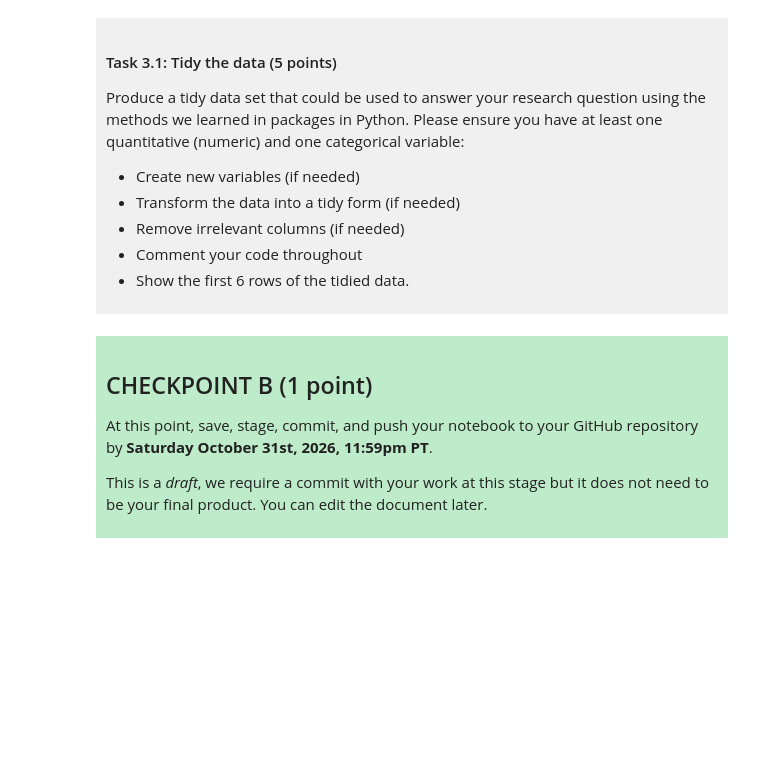
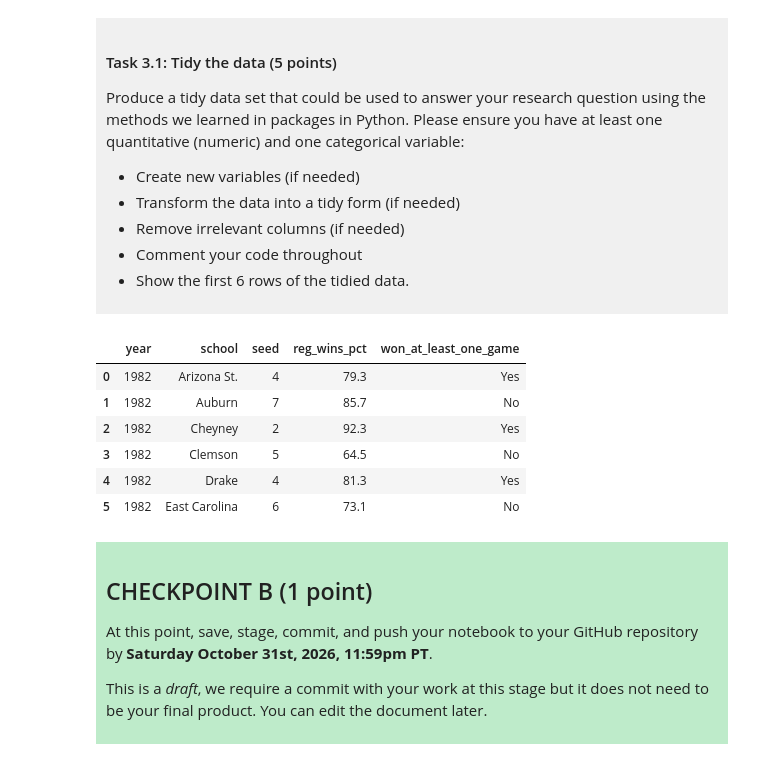
Before and after one commit to jinglc23/dsci-100-project-jing-li-chou, a Jupyter notebook: dsci-100-project-notebook.ipynb, the cells around one changed output. Drawn from its saved outputs; the diff is of its cells as text; code cells hidden in the pictures; blank space fills up the shorter version.

```diff
--- a/dsci-100-project-notebook.ipynb
+++ b/dsci-100-project-notebook.ipynb
@@ -187,7 +199,28 @@ Produce a tidy data set that could be used to answer your research question usin
 
 </div>
 # %%
-### EDIT THIS CODE CELL ###
+# Select only the columns needed for the research question
+tidy_march_madness = march_madness[['year', 'school', 'seed', 'reg_wins_pct', 'tourney_wins']].copy()
+
+# Create a new variable indicating whether a team won at least one tournament game
+tidy_march_madness['won_at_least_one_game'] = 'Yes'
+
+# Change the value to 'No' for teams that did not win any tournament games
+tidy_march_madness.loc[tidy_march_madness['tourney_wins'] == 0, 'won_at_least_one_game'] = 'No'
+
+# Remove the original tournament wins column
+tidy_march_madness = tidy_march_madness.drop(columns=['tourney_wins'])
+
+# Display the first 6 rows
+tidy_march_madness.head(6)
+# %% [output]
+|  | year | school | seed | reg_wins_pct | won_at_least_one_game |
+| 0 | 1982 | Arizona St. | 4 | 79.3 | Yes |
+| 1 | 1982 | Auburn | 7 | 85.7 | No |
+| 2 | 1982 | Cheyney | 2 | 92.3 | Yes |
+| 3 | 1982 | Clemson | 5 | 64.5 | No |
+| 4 | 1982 | Drake | 4 | 81.3 | Yes |
+| 5 | 1982 | East Carolina | 6 | 73.1 | No |
 # %% [markdown]
 <div style="background-color: #beebca; padding: 10px;">
 
```
Also changed, not shown: parts of 3 cells of this notebook.
